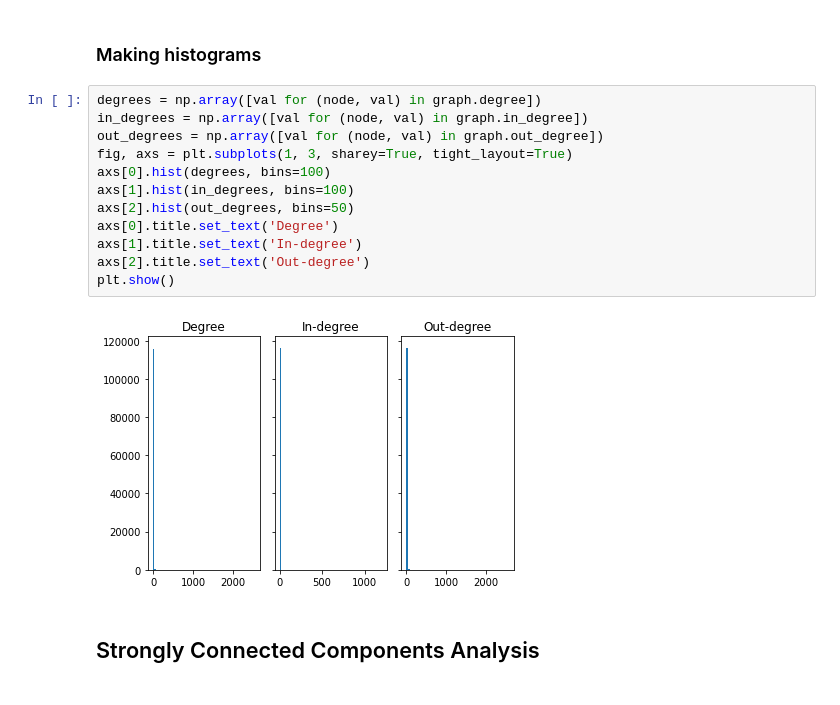
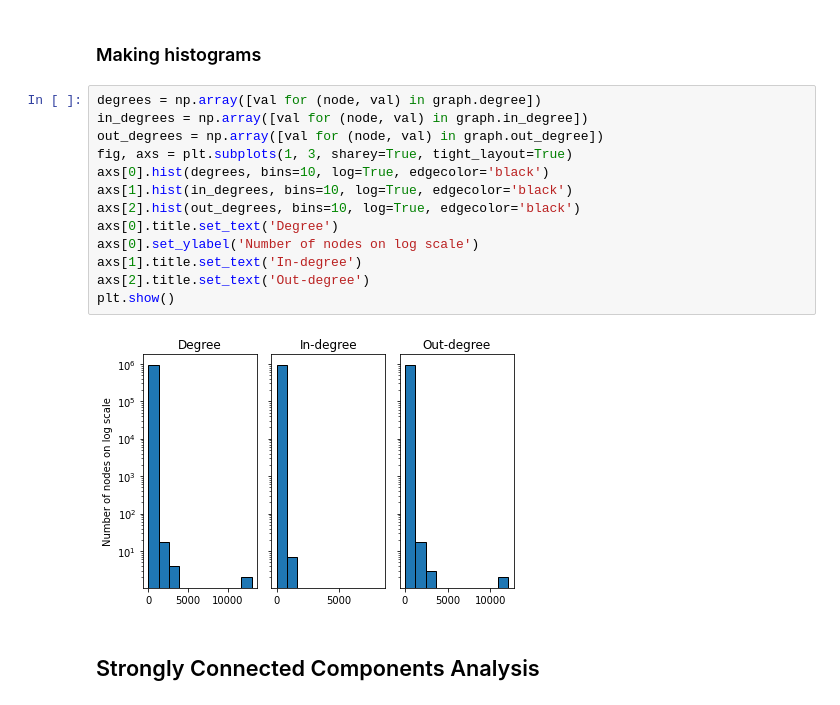
Before and after one commit to UB-CSE-640-Blockchain-Analysis/analysis, a Jupyter notebook: analysis.ipynb, the cells around one changed output. Drawn from its saved outputs; the diff is of its cells as text.

```diff
--- a/analysis.ipynb
+++ b/analysis.ipynb
@@ -192,17 +218,18 @@ Nodes with out-degree 501-2558: 5
 # %%
 degrees = np.array([val for (node, val) in graph.degree])
 in_degrees = np.array([val for (node, val) in graph.in_degree])
 out_degrees = np.array([val for (node, val) in graph.out_degree])
 fig, axs = plt.subplots(1, 3, sharey=True, tight_layout=True)
-axs[0].hist(degrees, bins=100)
-axs[1].hist(in_degrees, bins=100)
-axs[2].hist(out_degrees, bins=50)
+axs[0].hist(degrees, bins=10, log=True, edgecolor='black')
+axs[1].hist(in_degrees, bins=10, log=True, edgecolor='black')
+axs[2].hist(out_degrees, bins=10, log=True, edgecolor='black')
 axs[0].title.set_text('Degree')
+axs[0].set_ylabel('Number of nodes on log scale')
 axs[1].title.set_text('In-degree')
 axs[2].title.set_text('Out-degree')
 plt.show()
 # %% [output]
-[figure, old version]
+[figure, new version]
 # %% [markdown]
 ## Strongly Connected Components Analysis
 # %%
```
Also changed, not shown: parts of 7 cells of this notebook, 3 other files.
